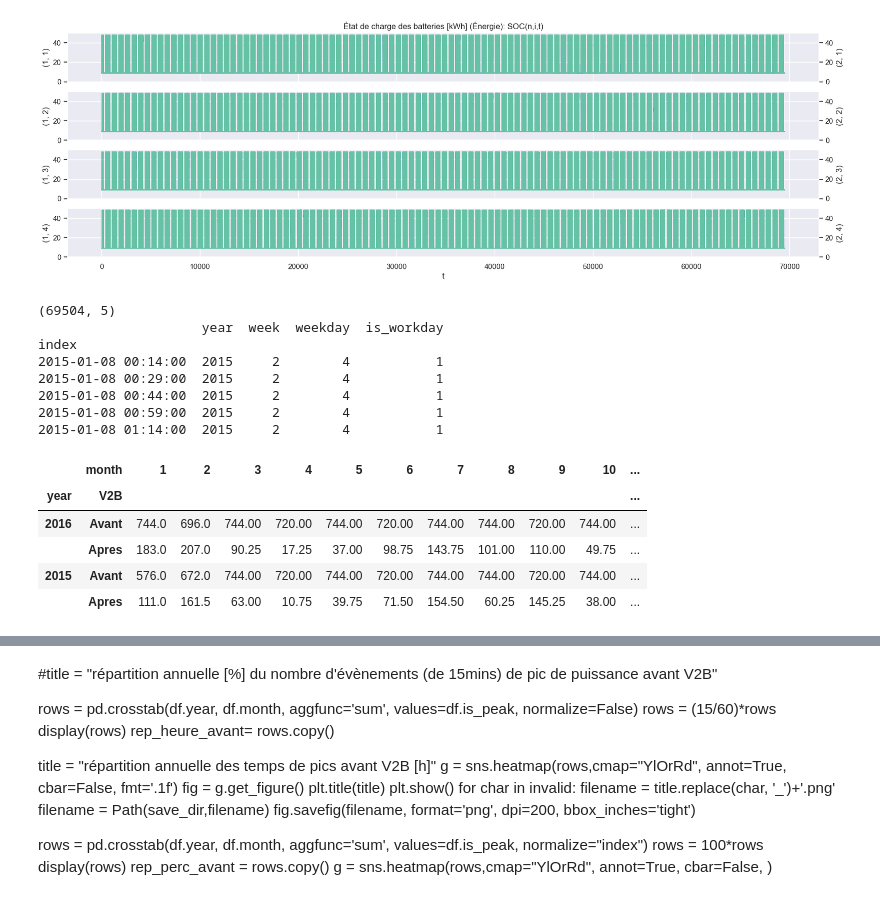
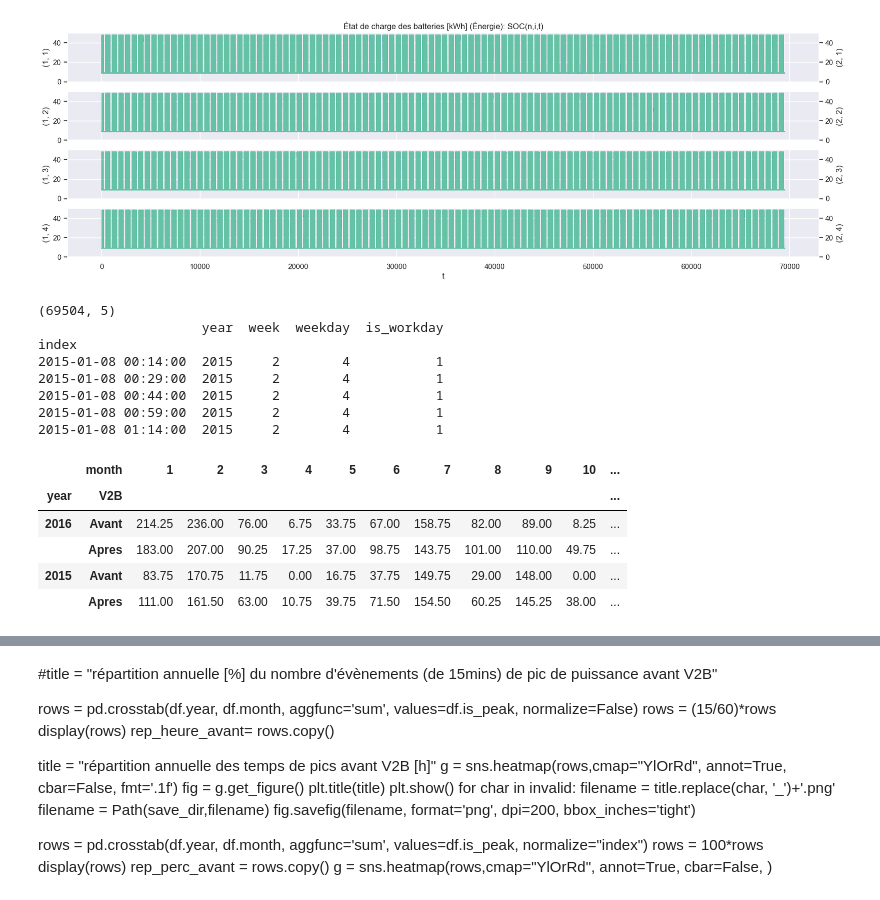
Before and after one commit to cimadure/ene8230, a Jupyter notebook: project.ipynb, the cells around one changed output, grey strips where cells are left out. Saved outputs shown, nothing was run; the diff lists cells and outputs as text; code cells hidden in the pictures.

```diff
--- a/project.ipynb
+++ b/project.ipynb
@@ -159,8 +165,12 @@ period_end = '2016-12-31'
 # 2015-09-09 12:14:00 2015-09-09 07:14:0
 
 Si_gen = generate_Si(df,
-                 start=['07:30', '10:00', '08:00', '13:00'],
-                 stop=['17:00', '15:00', '12:30', '20:30'],name='Si_')
+                 start=['08:00', '10:00', '08:00', '13:00'],
+                 stop=['17:00', '15:00', '12:30', '20:00'],name='Si_')
+#Si_gen = generate_Si(df,
+#                 start=['07:30', '10:00', '08:00', '13:00'],
+#                 stop=['17:00', '15:00', '12:30', '20:30'],name='Si_')
+
 # Si_gen = generate_Si(df,
 #                  start=['08:00','08:00','08:00','08:00' ],
 #                  stop=['20:00','20:00','20:00','20:00'],name='Si_')
@@ -570,43 +581,43 @@ timestamp = 'Timestamp'
 res = dk.copy(True)
 print(res.shape)
 res[timestamp] = res.index
-res[peak_label] = np.where(res['Pb batiment']>=1, 1,0)
+res[peak_label] = np.where(res['Pb batiment']>=10000, 1,0)
 res[above_threshold_label] = np.where(res['Pr reseau']>=10000, 1,0)
 
 df_time = datetime_attributes(res,column=timestamp)
 df_iso = datetime_isocalendar(res,column=timestamp)
 dfk = pd.concat([res, df_time, df_iso[['week','weekday','is_workday']]],axis=1)
 dfk['year_month'] = year_month_date_to_string(dfk.index)
 dfk['month_week'] = 100*dfk['month']+dfk['week']
 
 
 rep_heure_avant= (15/60) * pd.crosstab(dfk.year, dfk.month, aggfunc='sum', values=dfk[peak_label], normalize=False)
 rep_heure_apres= (15/60) * pd.crosstab(dfk.year, dfk.month, aggfunc='sum', values=dfk[above_threshold_label], normalize=False)
 
 rep_heure_avant['V2B'] = 'Avant'
 rep_heure_avant = rep_heure_avant.set_index('V2B', append=True)
 rep_heure_apres['V2B'] = 'Apres'
 rep_heure_apres = rep_heure_apres.set_index('V2B', append=True)
 rep_heure = pd.concat([rep_heure_avant, rep_heure_apres])
 #display(rep_heure)
 
 rep_heure = rep_heure.sort_index(ascending=False)
 display(rep_heure)
 # %% [output]
 (69504, 5)
                      year  week  weekday  is_workday
 index
 2015-01-08 00:14:00  2015     2        4           1
 2015-01-08 00:29:00  2015     2        4           1
 2015-01-08 00:44:00  2015     2        4           1
 2015-01-08 00:59:00  2015     2        4           1
 2015-01-08 01:14:00  2015     2        4           1
 |  | month | 1 | 2 | 3 | 4 | 5 | 6 | 7 | 8 | 9 | 10 | ... |
 | year | V2B |  |  |  |  |  |  |  |  |  |  | ... |
-| 2016 | Avant | 744.0 | 696.0 | 744.00 | 720.00 | 744.00 | 720.00 | 744.00 | 744.00 | 720.00 | 744.00 | ... |
-|  | Apres | 183.0 | 207.0 | 90.25 | 17.25 | 37.00 | 98.75 | 143.75 | 101.00 | 110.00 | 49.75 | ... |
-| 2015 | Avant | 576.0 | 672.0 | 744.00 | 720.00 | 744.00 | 720.00 | 744.00 | 744.00 | 720.00 | 744.00 | ... |
-|  | Apres | 111.0 | 161.5 | 63.00 | 10.75 | 39.75 | 71.50 | 154.50 | 60.25 | 145.25 | 38.00 | ... |
+| 2016 | Avant | 214.25 | 236.00 | 76.00 | 6.75 | 33.75 | 67.00 | 158.75 | 82.00 | 89.00 | 8.25 | ... |
+|  | Apres | 183.00 | 207.00 | 90.25 | 17.25 | 37.00 | 98.75 | 143.75 | 101.00 | 110.00 | 49.75 | ... |
+| 2015 | Avant | 83.75 | 170.75 | 11.75 | 0.00 | 16.75 | 37.75 | 149.75 | 29.00 | 148.00 | 0.00 | ... |
+|  | Apres | 111.00 | 161.50 | 63.00 | 10.75 | 39.75 | 71.50 | 154.50 | 60.25 | 145.25 | 38.00 | ... |
 # %%
 title = "Répartition annuelle des temps de pics V2B [h]"
 rep_heure = rep_heure.astype(int)
```
Also changed, not shown: parts of 5 cells of this notebook.
